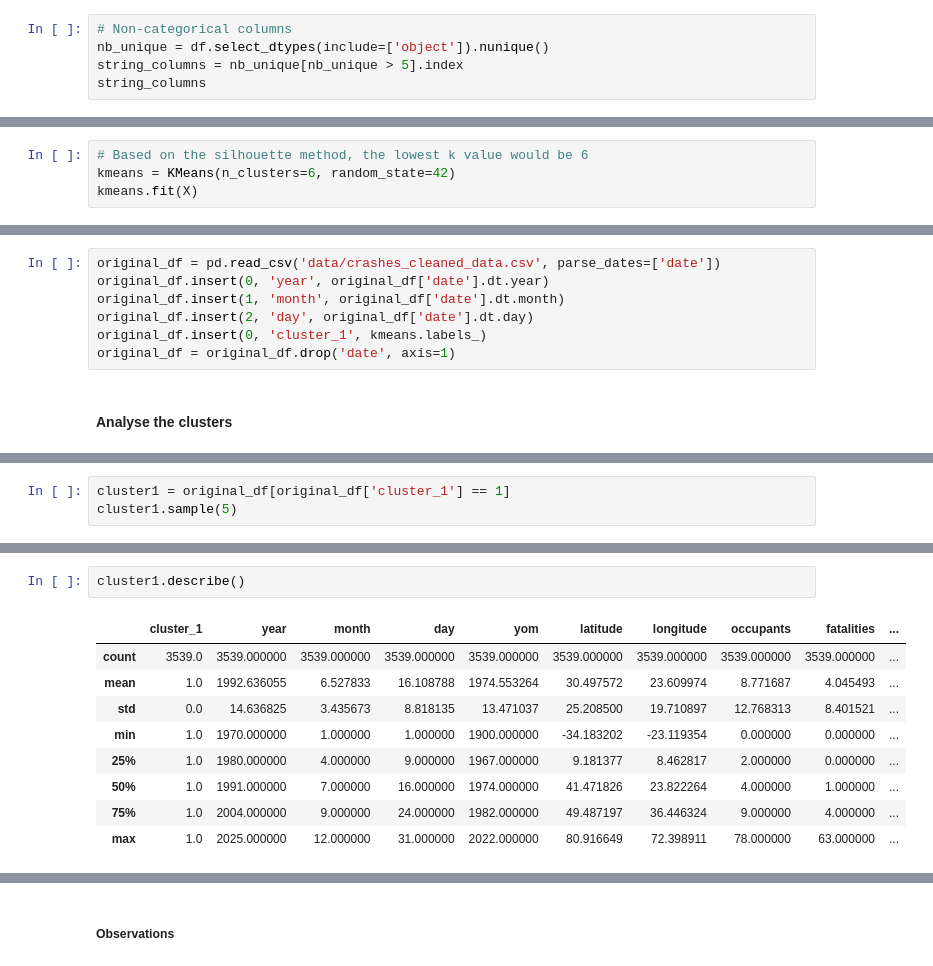
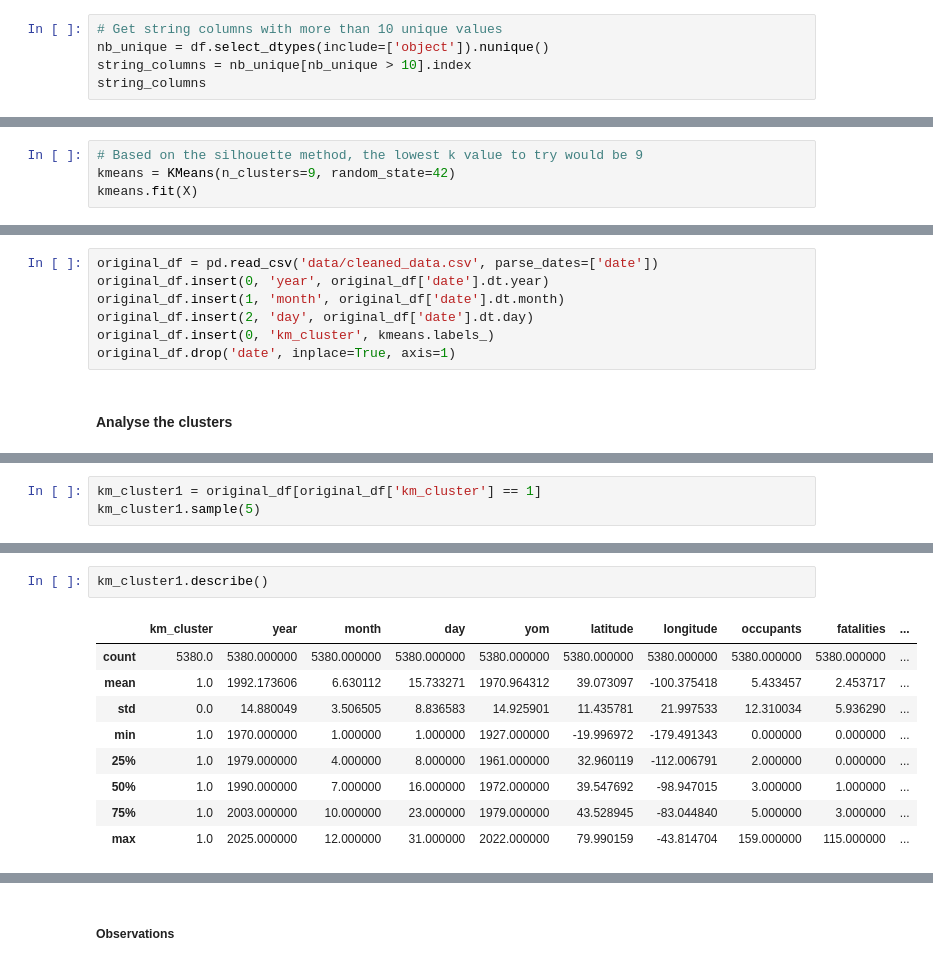
Before and after one commit to nadpierre/aircraft-crashes-clustering-project, a Jupyter notebook: data_modeling.ipynb, the cells around one changed output, grey strips where cells are left out. Saved outputs shown, nothing was run; the diff lists cells and outputs as text.

```diff
--- a/data_modeling.ipynb
+++ b/data_modeling.ipynb
@@ -47,8 +49,8 @@ df.head()
 # %% [markdown]
 ### Reduce cardinality of string values
 # %%
-# Non-categorical columns
+# Get string columns with more than 10 unique values
 nb_unique = df.select_dtypes(include=['object']).nunique()
-string_columns = nb_unique[nb_unique > 5].index
+string_columns = nb_unique[nb_unique > 10].index
 string_columns
 # %% [output]
@@ -152,5 +144,5 @@ dtype: float64
 # %%
-# Based on the silhouette method, the lowest k value would be 6
-kmeans = KMeans(n_clusters=6, random_state=42)
+# Based on the silhouette method, the lowest k value to try would be 9
+kmeans = KMeans(n_clusters=9, random_state=42)
 kmeans.fit(X)
 # %% [output]
@@ -158,10 +150,10 @@ KMeans(n_clusters=6, random_state=42)
 # %%
-original_df = pd.read_csv('data/crashes_cleaned_data.csv', parse_dates=['date'])
+original_df = pd.read_csv('data/cleaned_data.csv', parse_dates=['date'])
 original_df.insert(0, 'year', original_df['date'].dt.year)
 original_df.insert(1, 'month', original_df['date'].dt.month)
 original_df.insert(2, 'day', original_df['date'].dt.day)
-original_df.insert(0, 'cluster_1', kmeans.labels_)
-original_df = original_df.drop('date', axis=1)
+original_df.insert(0, 'km_cluster', kmeans.labels_)
+original_df.drop('date', inplace=True, axis=1)
 # %% [markdown]
 #### Analyse the clusters
 # %%
@@ -207,4 +195,4 @@ cluster0.select_dtypes(include=['object']).describe()
 # %%
-cluster1 = original_df[original_df['cluster_1'] == 1]
-cluster1.sample(5)
+km_cluster1 = original_df[original_df['km_cluster'] == 1]
+km_cluster1.sample(5)
 # %% [output]
@@ -218,14 +206,14 @@ cluster1.sample(5)
 # %%
-cluster1.describe()
+km_cluster1.describe()
 # %% [output]
-|  | cluster_1 | year | month | day | yom | latitude | longitude | occupants | fatalities | ... |
-| count | 3539.0 | 3539.000000 | 3539.000000 | 3539.000000 | 3539.000000 | 3539.000000 | 3539.000000 | 3539.000000 | 3539.000000 | ... |
-| mean | 1.0 | 1992.636055 | 6.527833 | 16.108788 | 1974.553264 | 30.497572 | 23.609974 | 8.771687 | 4.045493 | ... |
-| std | 0.0 | 14.636825 | 3.435673 | 8.818135 | 13.471037 | 25.208500 | 19.710897 | 12.768313 | 8.401521 | ... |
-| min | 1.0 | 1970.000000 | 1.000000 | 1.000000 | 1900.000000 | -34.183202 | -23.119354 | 0.000000 | 0.000000 | ... |
-| 25% | 1.0 | 1980.000000 | 4.000000 | 9.000000 | 1967.000000 | 9.181377 | 8.462817 | 2.000000 | 0.000000 | ... |
-| 50% | 1.0 | 1991.000000 | 7.000000 | 16.000000 | 1974.000000 | 41.471826 | 23.822264 | 4.000000 | 1.000000 | ... |
-| 75% | 1.0 | 2004.000000 | 9.000000 | 24.000000 | 1982.000000 | 49.487197 | 36.446324 | 9.000000 | 4.000000 | ... |
-| max | 1.0 | 2025.000000 | 12.000000 | 31.000000 | 2022.000000 | 80.916649 | 72.398911 | 78.000000 | 63.000000 | ... |
+|  | km_cluster | year | month | day | yom | latitude | longitude | occupants | fatalities | ... |
+| count | 5380.0 | 5380.000000 | 5380.000000 | 5380.000000 | 5380.000000 | 5380.000000 | 5380.000000 | 5380.000000 | 5380.000000 | ... |
+| mean | 1.0 | 1992.173606 | 6.630112 | 15.733271 | 1970.964312 | 39.073097 | -100.375418 | 5.433457 | 2.453717 | ... |
+| std | 0.0 | 14.880049 | 3.506505 | 8.836583 | 14.925901 | 11.435781 | 21.997533 | 12.310034 | 5.936290 | ... |
+| min | 1.0 | 1970.000000 | 1.000000 | 1.000000 | 1927.000000 | -19.996972 | -179.491343 | 0.000000 | 0.000000 | ... |
+| 25% | 1.0 | 1979.000000 | 4.000000 | 8.000000 | 1961.000000 | 32.960119 | -112.006791 | 2.000000 | 0.000000 | ... |
+| 50% | 1.0 | 1990.000000 | 7.000000 | 16.000000 | 1972.000000 | 39.547692 | -98.947015 | 3.000000 | 1.000000 | ... |
+| 75% | 1.0 | 2003.000000 | 10.000000 | 23.000000 | 1979.000000 | 43.528945 | -83.044840 | 5.000000 | 3.000000 | ... |
+| max | 1.0 | 2025.000000 | 12.000000 | 31.000000 | 2022.000000 | 79.990159 | -43.814704 | 159.000000 | 115.000000 | ... |
 # %%
 cluster1.select_dtypes(include=['object']).describe()
```
Also changed, not shown: parts of 62 cells of this notebook, 8 other files.
